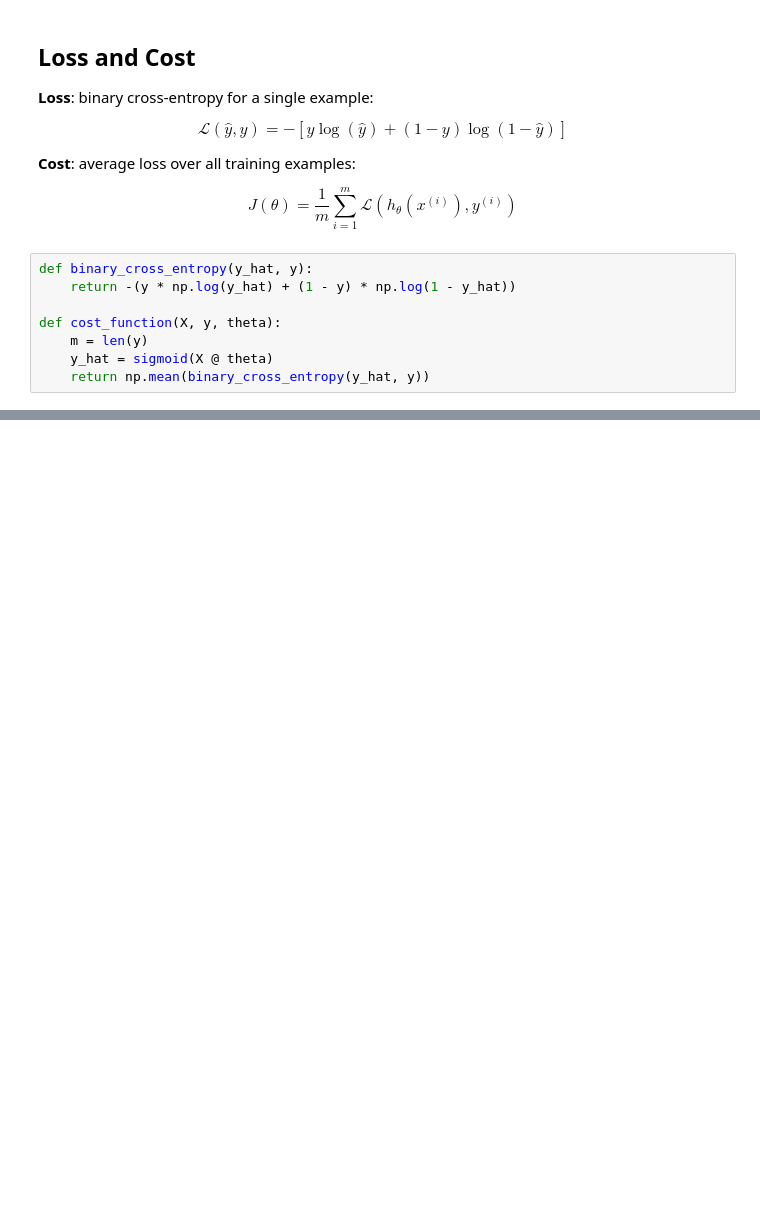
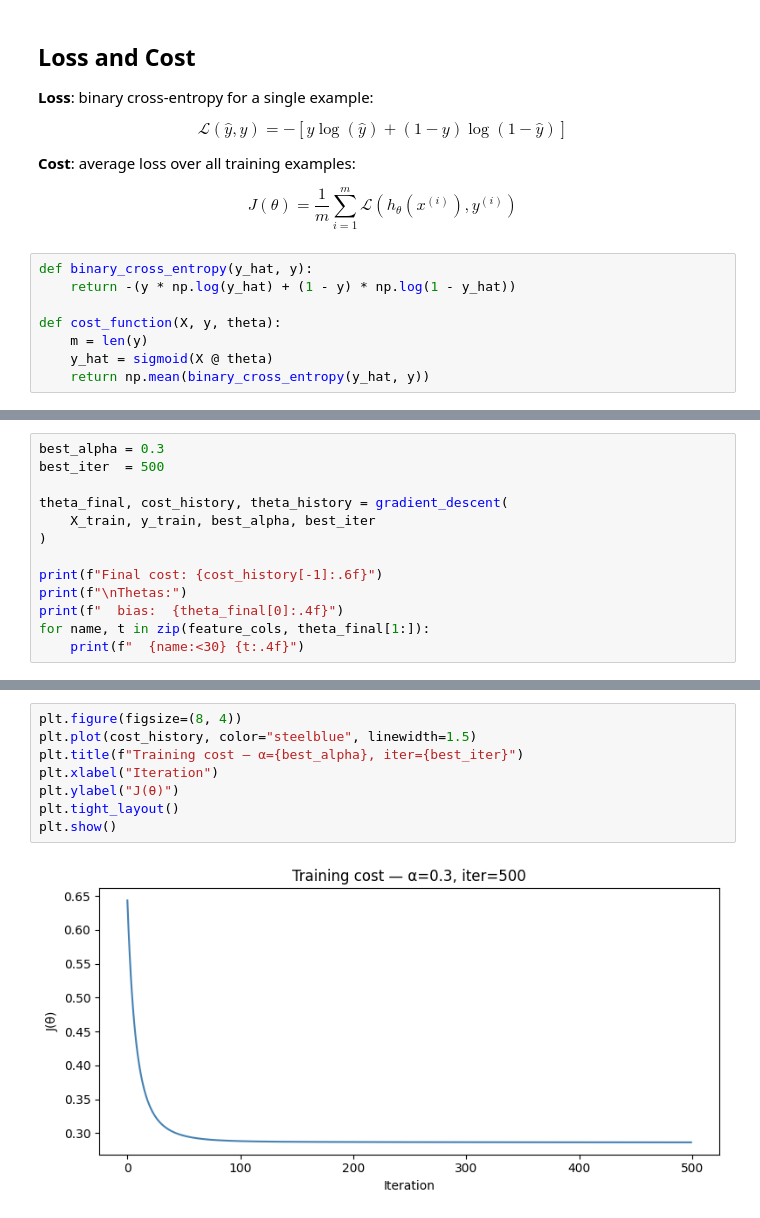
Before and after one commit to FacundoBerthet/CS299-stanford-2018-autumn, a Jupyter notebook: models/03_logistic_regression.ipynb, the cells around one changed output, grey strips where cells are left out. Saved outputs shown, nothing was run; the diff lists cells and outputs as text; blank space fills up the shorter version.

```diff
--- a/models/03_logistic_regression.ipynb
+++ b/models/03_logistic_regression.ipynb
@@ -230,0 +290,13 @@ def cost_function(X, y, theta):
+# %%
+best_alpha = 0.3
+best_iter  = 500
+
+theta_final, cost_history, theta_history = gradient_descent(
+    X_train, y_train, best_alpha, best_iter
+)
+
+print(f"Final cost: {cost_history[-1]:.6f}")
+print(f"\nThetas:")
+print(f"  bias:  {theta_final[0]:.4f}")
+for name, t in zip(feature_cols, theta_final[1:]):
+    print(f"  {name:<30} {t:.4f}")
@@ -230,0 +318,10 @@ def cost_function(X, y, theta):
+# %%
+plt.figure(figsize=(8, 4))
+plt.plot(cost_history, color="steelblue", linewidth=1.5)
+plt.title(f"Training cost — α={best_alpha}, iter={best_iter}")
+plt.xlabel("Iteration")
+plt.ylabel("J(θ)")
+plt.tight_layout()
+plt.show()
+# %% [output]
+[figure, added]
```
Also changed, not shown: parts of 11 cells of this notebook.
